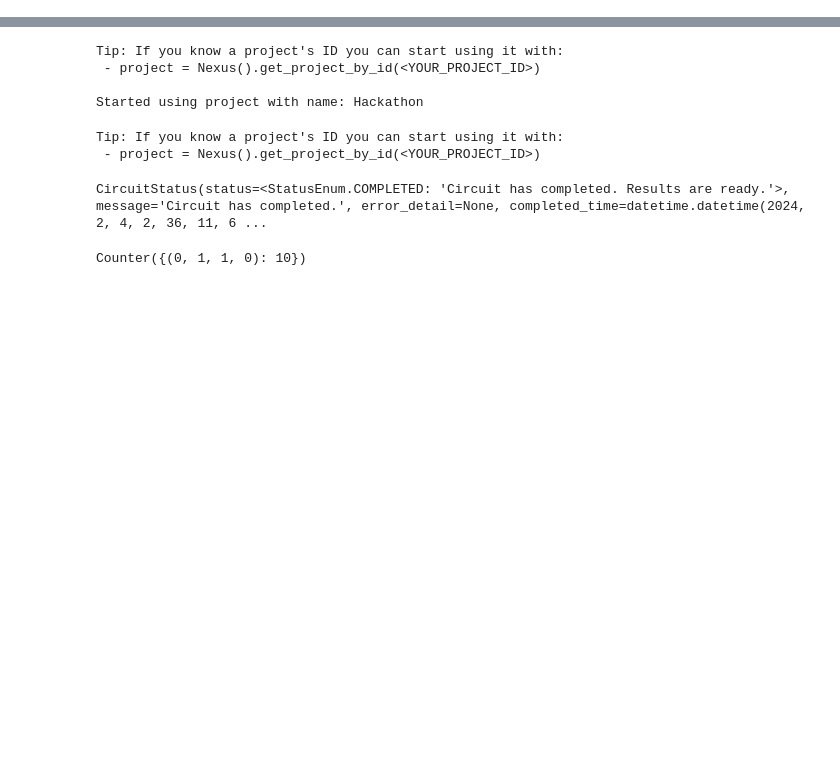
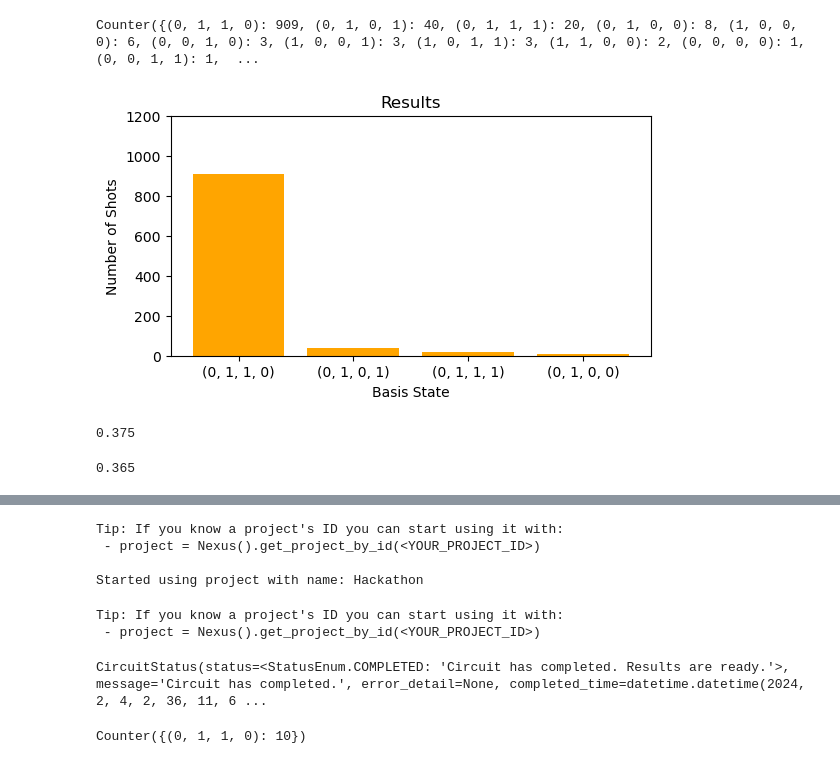
Before and after one commit to Copado1/QCC_MTY_IE_IQUHACK, a Jupyter notebook: QPE_Example.ipynb, the cells around one changed output, grey strips where cells are left out. Saved outputs shown, nothing was run; the diff lists cells and outputs as text; code cells hidden in the pictures; blank space fills up the shorter version.

```diff
--- a/QPE_Example.ipynb
+++ b/QPE_Example.ipynb
@@ -87,3 +87,12 @@ qpe_circ_trivial = build_phase_estimation_circuit(
 render_circuit_jupyter(qpe_circ_trivial)
 # %% [output]
 [interactive output not drawn]
+# %%
+from pytket.extensions.qiskit import AerBackend
+backend = AerBackend()
+compiled_circ = backend.get_compiled_circuit(qpe_circ_trivial)
+n_shots = 1000
+result = backend.run_circuit(compiled_circ, n_shots)
+print(result.get_counts())
+# %% [output]
+Counter({(0, 1, 1, 0): 909, (0, 1, 0, 1): 40, (0, 1, 1, 1): 20, (0, 1, 0, 0): 8, (1, 0, 0, 0): 6, (0, 0, 1, 0): 3, (1, 0, 0, 1): 3, (1, 0, 1, 1): 3, (1, 1, 0, 0): 2, (0, 0, 0, 0): 1, (0, 0, 1, 1): 1,  ...
@@ -89,0 +102,35 @@ render_circuit_jupyter(qpe_circ_trivial)
+# %%
+def plot_qpe_results(
+    sim_result: BackendResult,
+    n_strings: int = 4,
+    dark_mode: bool = False,
+    y_limit: int = 1000,
+) -> None:
+    """
+    Plots results in a barchart given a BackendResult. the number of stings displayed
+    can be specified with the n_strings argument.
+    """
+    counts_dict = sim_result.get_counts()
+    sorted_shots = counts_dict.most_common()
+    n_most_common_strings = sorted_shots[:n_strings]
+    x_axis_values = [str(entry[0]) for entry in n_most_common_strings]  # basis states
+    y_axis_values = [entry[1] for entry in n_most_common_strings]  # counts
+    if dark_mode:
+        plt.style.use("dark_background")
+    fig = plt.figure()
+    ax = fig.add_axes((0, 0, 0.75, 0.5))
+    color_list = ["orange"] * (len(x_axis_values))
+    ax.bar(
+        x=x_axis_values,
+        height=y_axis_values,
+        color=color_list,
+    )
+    ax.set_title(label="Results")
+    plt.ylim([0, y_limit])
+    plt.xlabel("Basis State")
+    plt.ylabel("Number of Shots")
+    plt.show()
+# %%
+plot_qpe_results(result, y_limit=int(1.2 * n_shots))
+# %% [output]
+[figure, added]
@@ -89,0 +150,8 @@ render_circuit_jupyter(qpe_circ_trivial)
+# %%
+print(theta)
+# %% [output]
+0.375
+# %%
+print(input_angle / 2)
+# %% [output]
+0.365
```
Also changed, not shown: parts of 8 cells of this notebook, 3 other files.
